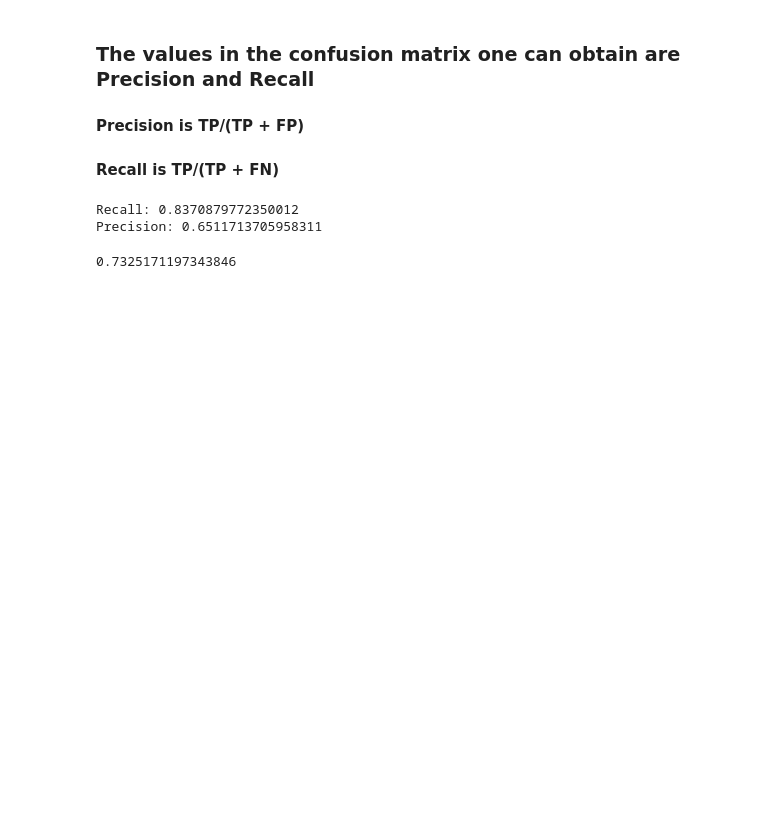
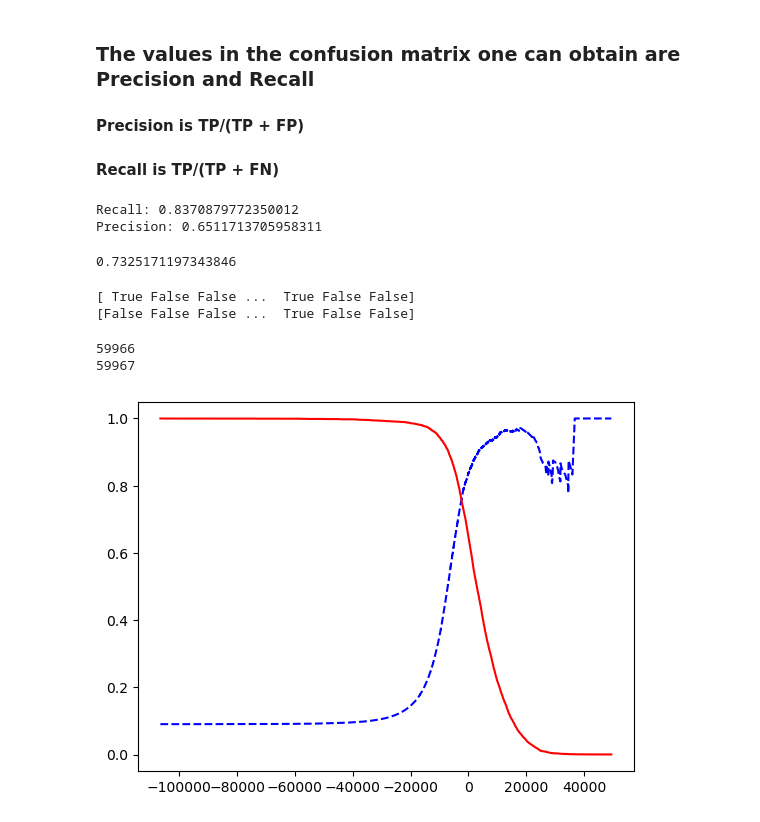
Before and after one commit to danigallart/Classification_practice, a Jupyter notebook: Classification.ipynb, the cells around one changed output. Cells and saved outputs as stored; diff of their text form; code cells hidden in the pictures; blank space fills up the shorter version.

```diff
--- a/Classification.ipynb
+++ b/Classification.ipynb
@@ -143,3 +143,6 @@ from sklearn.metrics import f1_score
 f1_score(y_train_pred,y_train_5)
 # %% [output]
 0.7325171197343846
+# %%
+#Writing down the precision/recall trade off and the relation with the decision function
+cvp_dec = cross_val_predict(sgd_clf,X_train,y_train_5,cv=3,method='decision_function')
@@ -145,0 +155,25 @@ f1_score(y_train_pred,y_train_5)
+# %%
+print(cvp_dec_predict_1)
+print(cvp_dec_predict_2)
+# %% [output]
+[ True False False ...  True False False]
+[False False False ...  True False False]
+# %%
+#using now the precision recall curve
+from sklearn.metrics import precision_recall_curve
+precision,recall,threshold = precision_recall_curve(y_train_5,cvp_dec)
+# %%
+def plotPrecisionRecall(precision,recall,threshold):
+    plt.plot(threshold,precision[:-1], 'b--')
+    plt.plot(threshold,recall[:-1], 'r')
+# %%
+threshold.size == recall.size
+print(threshold.size)
+print(recall.size)
+# %% [output]
+59966
+59967
+# %%
+plotPrecisionRecall(precision,recall,threshold)
+# %% [output]
+[figure, added]
```
Also changed, not shown: parts of 21 cells of this notebook.
